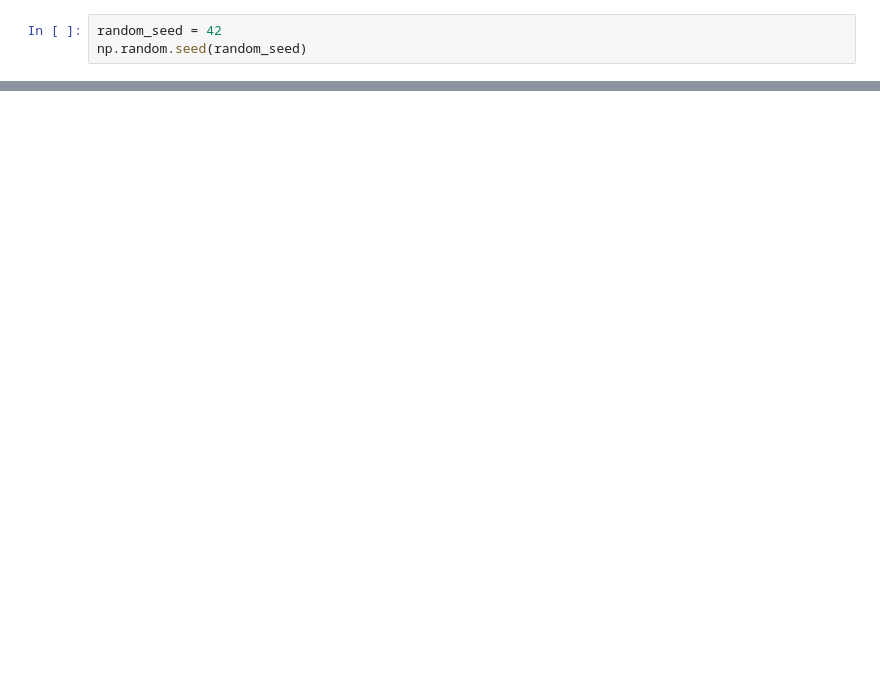
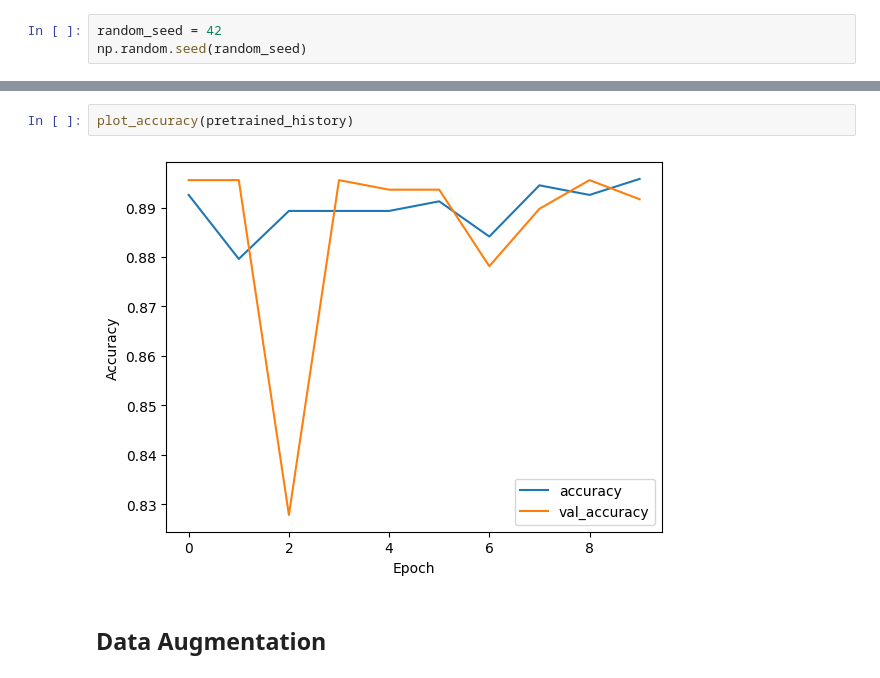
Before and after one commit to Herzigc/computer_vision, a Jupyter notebook: train.ipynb, the cells around one changed output, grey strips where cells are left out. Cells and saved outputs as stored; diff of their text form; blank space fills up the shorter version.

```diff
--- a/train.ipynb
+++ b/train.ipynb
@@ -71,0 +161,6 @@ plt.show()
+# %%
+plot_accuracy(pretrained_history)
+# %% [output]
+[figure, added]
+# %% [markdown]
+## Data Augmentation
```
Also changed, not shown: parts of 24 cells of this notebook, 1 other file.
